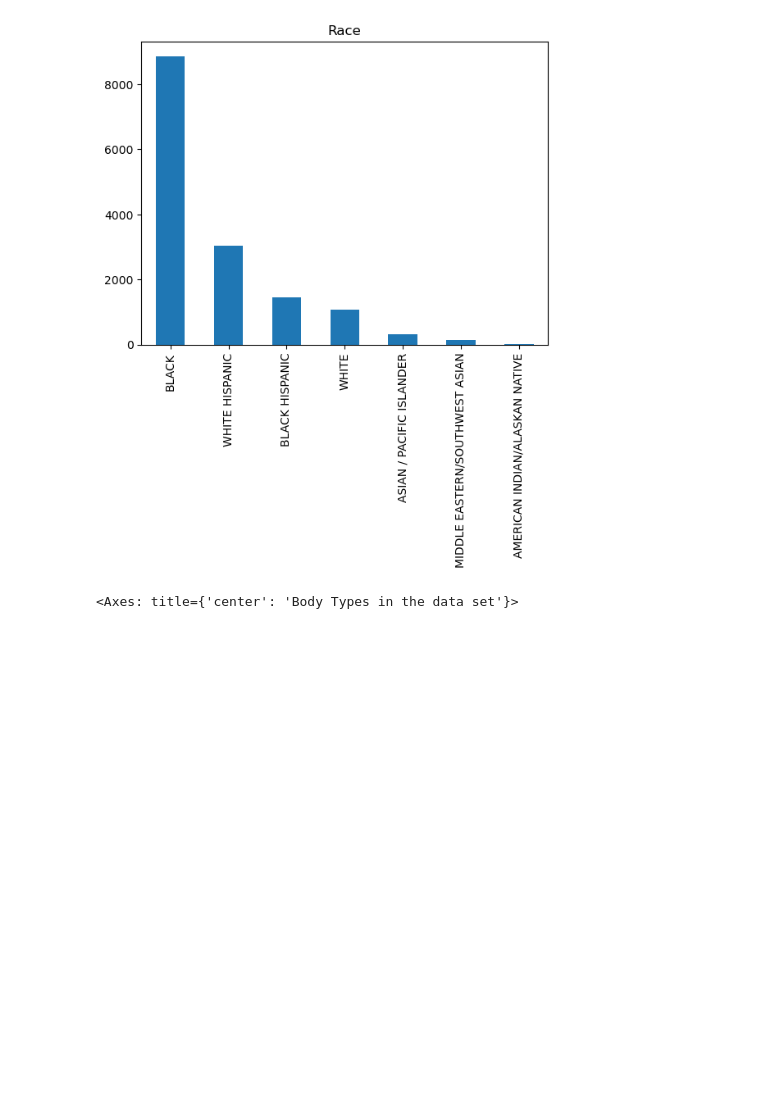
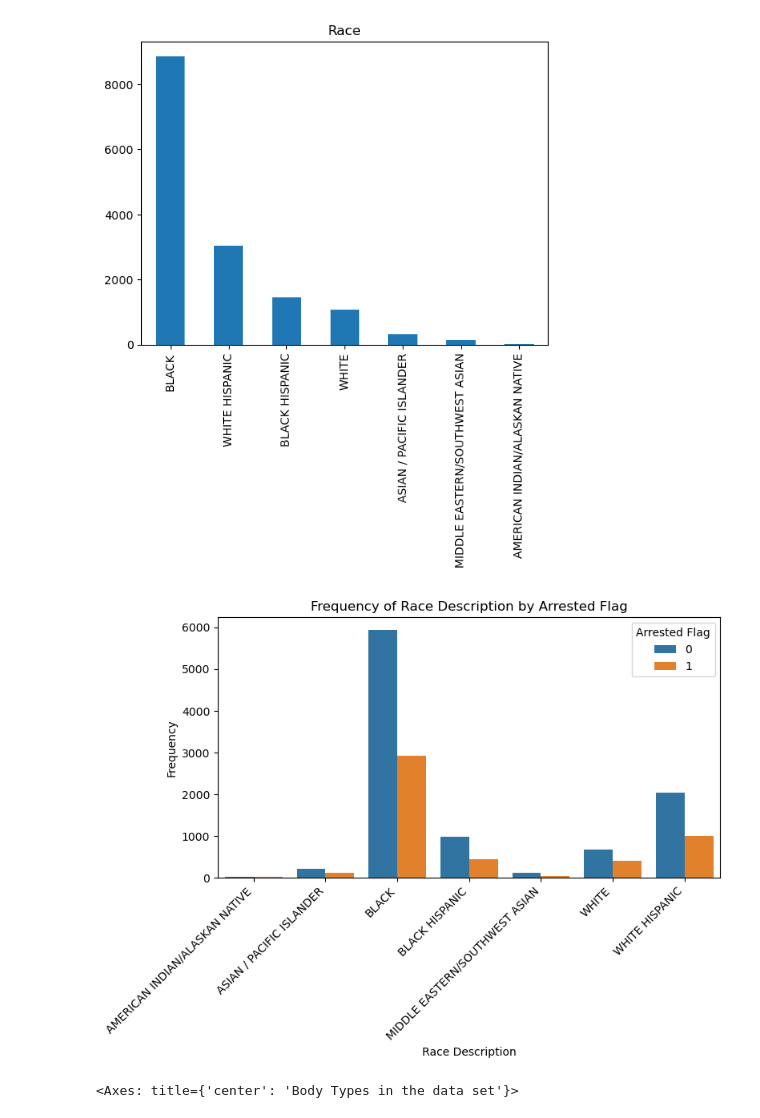
Before and after one commit to RicardoTlatelpa/StopAndFrisk, a Jupyter notebook: final_eda.ipynb, the cells around one changed output. Cells and saved outputs as stored; diff of their text form; code cells hidden in the pictures; blank space fills up the shorter version.

```diff
--- a/final_eda.ipynb
+++ b/final_eda.ipynb
@@ -149,6 +142,27 @@ data['SUSPECT_RACE_DESCRIPTION'].value_counts().head(10)\
 # %% [output]
 <Axes: title={'center': 'Race'}>
 [figure]
+# %%
+categorical_feature = np.array(data['SUSPECT_RACE_DESCRIPTION'])
+binary_feature = np.array(data['SUSPECT_ARRESTED_FLAG'])
+
+df = pd.DataFrame({'Race Description': categorical_feature, 'Arrested Flag': binary_feature})
+
+grouped_data = df.groupby(['Race Description', 'Arrested Flag']).size().reset_index(name='Frequency')
+
+plt.figure(figsize=(8, 6))
+ax = sns.barplot(x='Race Description', y='Frequency', hue='Arrested Flag', data=grouped_data)
+
+ax.set_xticklabels(ax.get_xticklabels(), rotation=45, ha='right')
+
+plt.xlabel('Race Description')
+plt.ylabel('Frequency')
+plt.title('Frequency of Race Description by Arrested Flag')
+
+plt.tight_layout()
+plt.show()
+# %% [output]
+[figure, added]
 # %%
 s = pd.Series(pd.Categorical(data['SUSPECT_BODY_BUILD_TYPE'], categories=["THN", "MED", "HEA"]))
 
```
Also changed, not shown: parts of 41 cells of this notebook.
